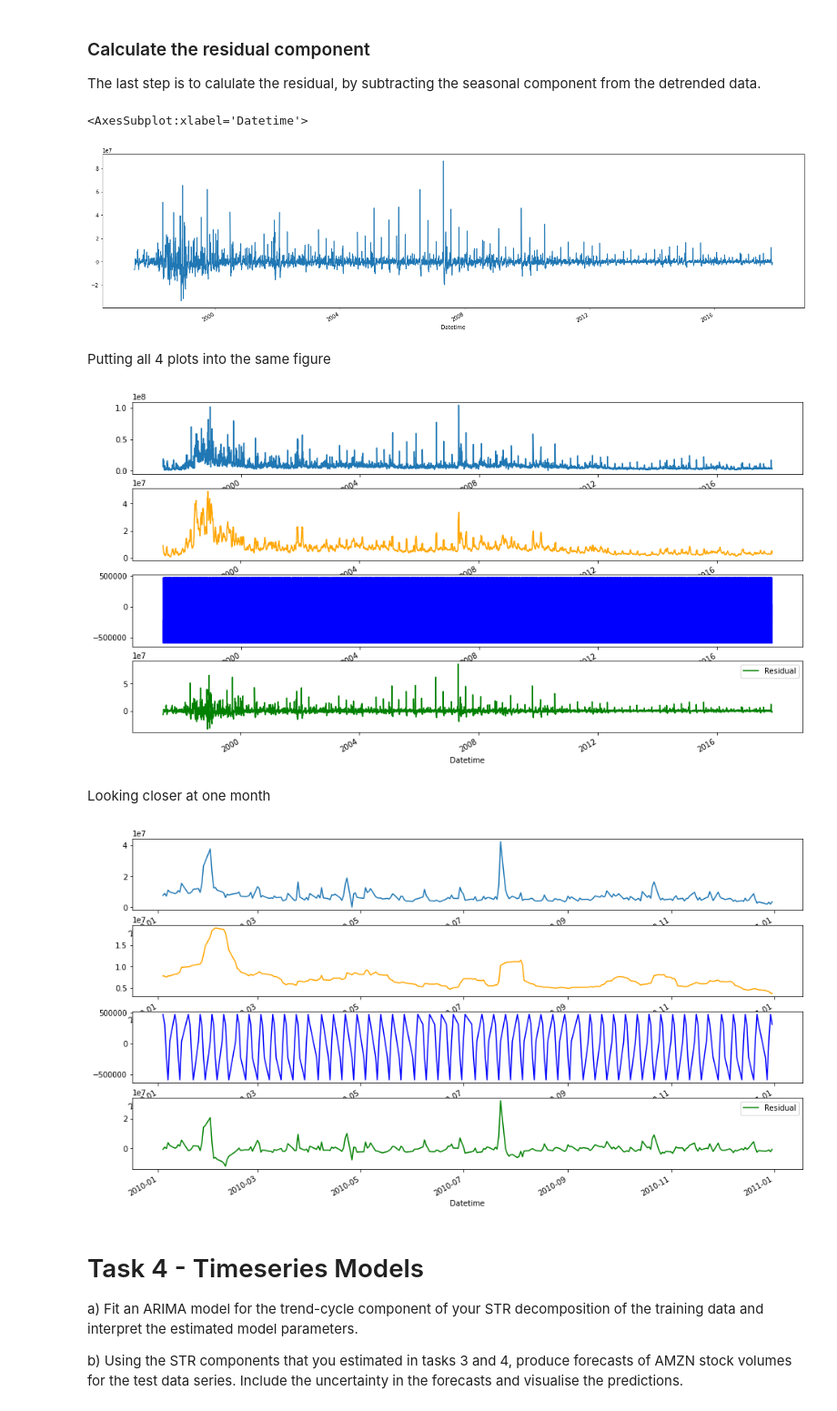
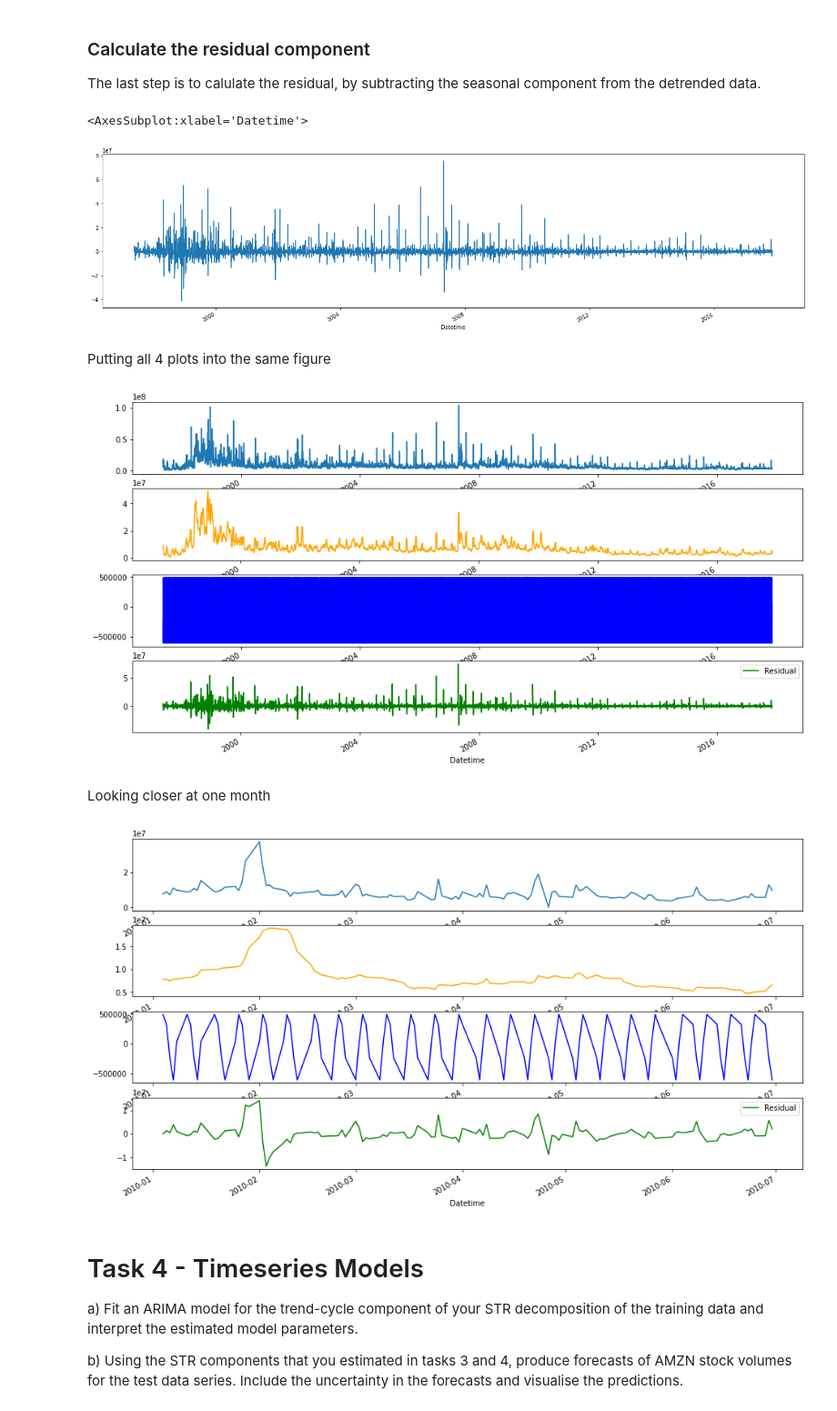
Before and after one commit to JamieKats/data2001-a3, a Jupyter notebook: DATA2001-A3-s4674720.ipynb, the cells around one changed output. Shown at 91% size. Cells and saved outputs as stored; diff of their text form; code cells hidden in the pictures.

```diff
--- a/DATA2001-A3-s4674720.ipynb
+++ b/DATA2001-A3-s4674720.ipynb
@@ -361,12 +361,15 @@ Go with MA-10 shows a pattern but its not seasonality??
+# %%
+rolling_period = 'MA5 Trend'
 # %% [markdown]
 ### Detrend the Series
 # %%
 # De-trended data
-amazon_data['De-trended'] = amazon_data['Volume'] - amazon_data['MA10 Trend']
+amazon_data['De-trended'] = amazon_data['Volume'] - amazon_data[rolling_period]
 
 fig, ax = plt.subplots(2)
-amazon_data['MA180 Trend'].plot(color='orange', label='MA10 Trend', ax=ax[0])
+amazon_data[rolling_period].plot(color='orange', label=rolling_period, ax=ax[0])
 amazon_data['De-trended'].plot(label='De-trended', ax=ax[1])
 fig.set_size_inches((16, 12))
+fig.legend([])
 plt.show()
 # %% [output]
@@ -436,7 +461,7 @@ amazon_data['temp-residual'] = amazon_data['De-trended'] - amazon_data['temp-sea
 amazon_data['temp-residual'].plot(figsize=(24,6))
 # %% [output]
 <AxesSubplot:xlabel='Datetime'>
-[figure, old version]
+[figure, new version]
 # %% [markdown]
 Putting all 4 plots into the same figure
 # %%
@@ -449,20 +474,20 @@ fig.set_size_inches((16, 9))
 plt.legend()
 plt.show()
 # %% [output]
-[figure, old version]
+[figure, new version]
 # %% [markdown]
 Looking closer at one month
 # %%
 fig, ax_str = plt.subplots(4)
-amazon_data['Volume']["2010"].plot(label='Original', ax=ax_str[0])
-amazon_data['MA10 Trend']["2010"].plot(color='orange', label='MA10 Trend', ax=ax_str[1])
-amazon_data['temp-seasonal']["2010"].plot(color='blue', label='Seasonal', ax=ax_str[2])
-amazon_data['temp-residual']["2010"].plot(color='green', label= 'Residual', ax=ax_str[3])
+amazon_data['Volume']["2010-01":"2010-06"].plot(label='Original', ax=ax_str[0])
+amazon_data['MA10 Trend']["2010-01":"2010-06"].plot(color='orange', label='MA10 Trend', ax=ax_str[1])
+amazon_data['temp-seasonal']["2010-01":"2010-06"].plot(color='blue', label='Seasonal', ax=ax_str[2])
+amazon_data['temp-residual']["2010-01":"2010-06"].plot(color='green', label= 'Residual', ax=ax_str[3])
 fig.set_size_inches((16, 9))
 plt.legend()
 plt.show()
 # %% [output]
-[figure, old version]
+[figure, new version]
 # %% [markdown]
 # Task 4 - Timeseries Models
 a) Fit an ARIMA model for the trend-cycle component of your STR decomposition of the training data and interpret the estimated model parameters.
```
Also changed, not shown: parts of 23 cells of this notebook.
